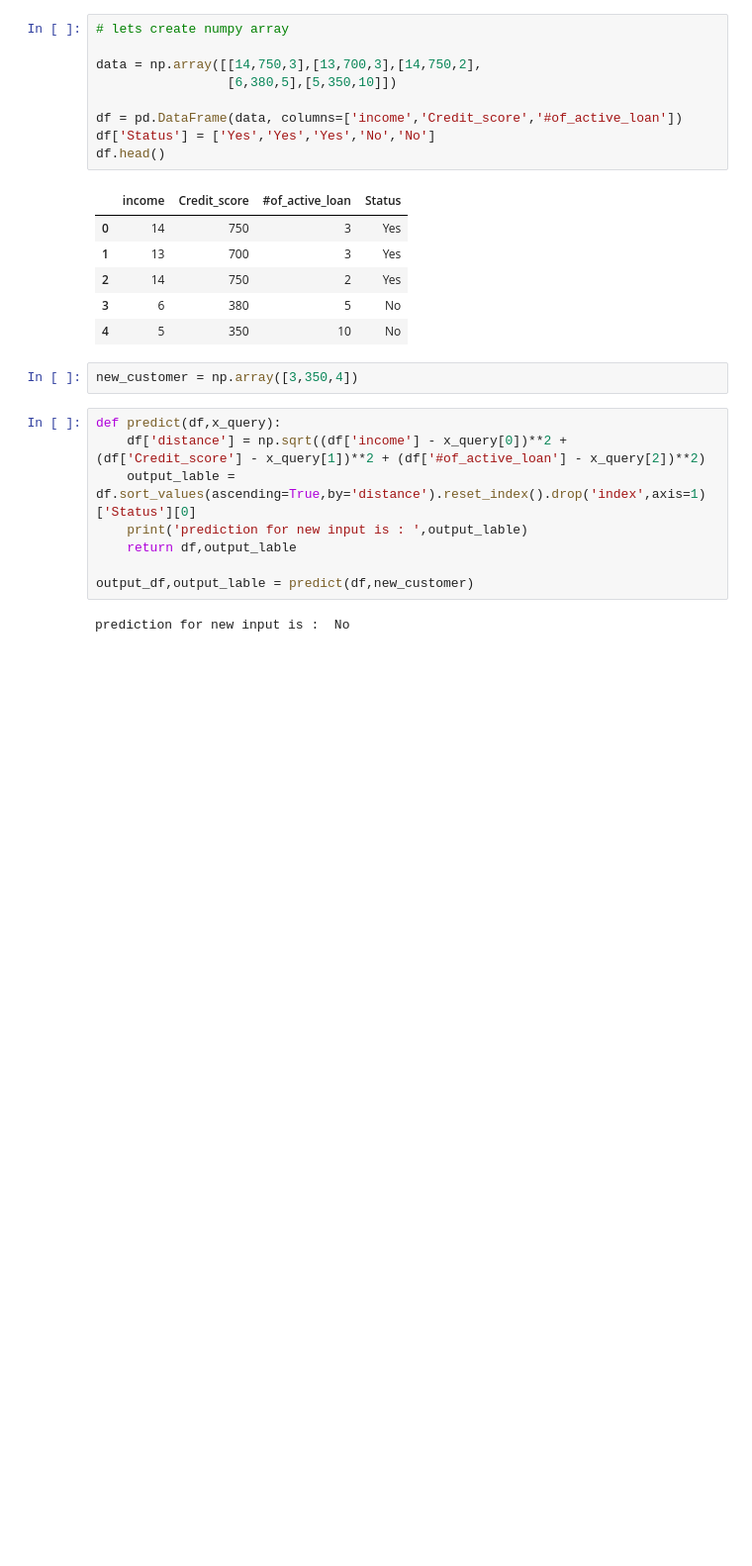
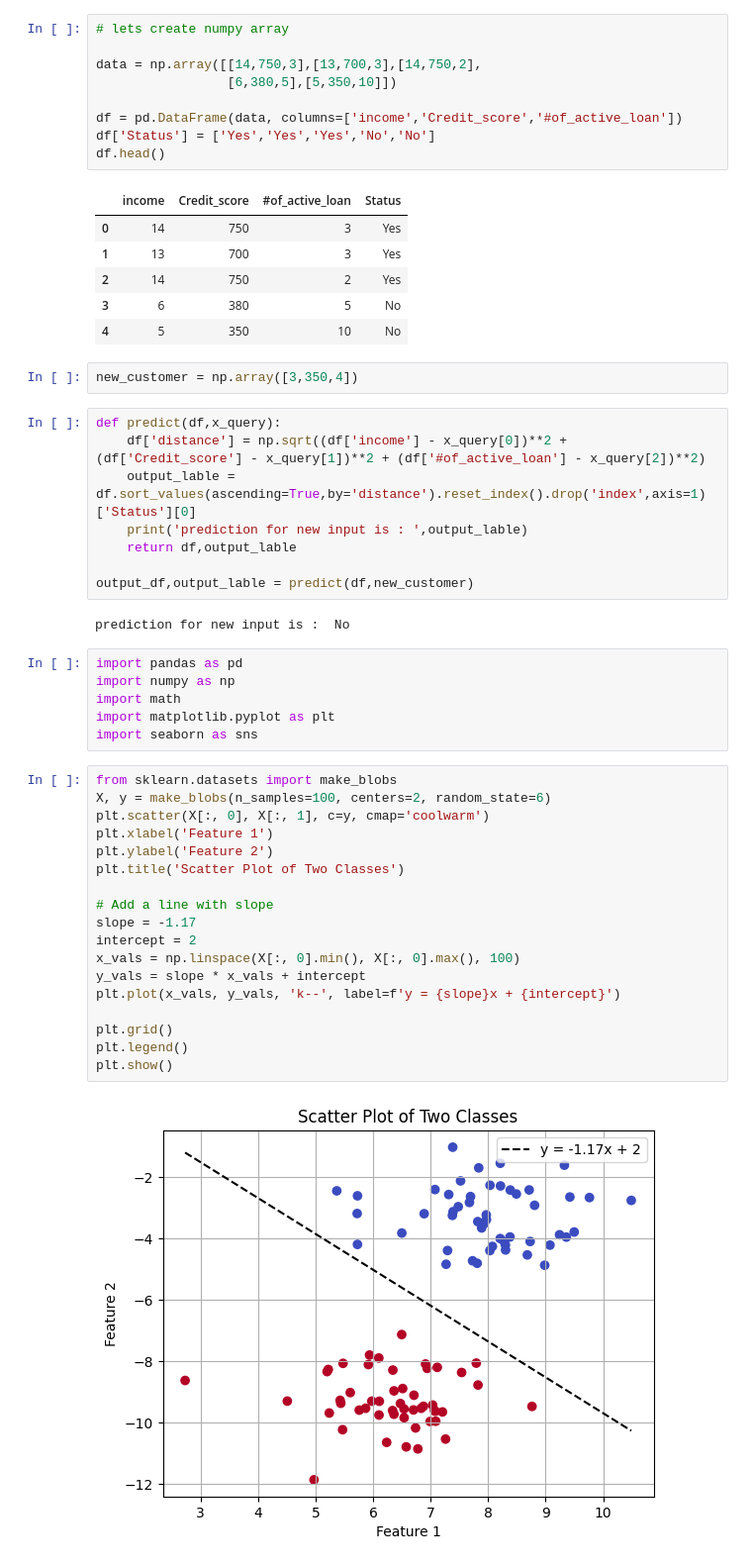
Before and after one commit to rahul8879/as_ds_course, a Jupyter notebook: math_based_solution/01_Linear_algebra.ipynb, the cells around one changed output. Shown at 99% size. Saved outputs shown, nothing was run; the diff lists cells and outputs as text; blank space fills up the shorter version.

```diff
--- a/math_based_solution/01_Linear_algebra.ipynb
+++ b/math_based_solution/01_Linear_algebra.ipynb
@@ -30,3 +30,29 @@ def predict(df,x_query):
 output_df,output_lable = predict(df,new_customer)
 # %% [output]
 prediction for new input is :  No
+# %%
+import pandas as pd
+import numpy as np
+import math
+import matplotlib.pyplot as plt
+import seaborn as sns
+# %%
+from sklearn.datasets import make_blobs
+X, y = make_blobs(n_samples=100, centers=2, random_state=6)
+plt.scatter(X[:, 0], X[:, 1], c=y, cmap='coolwarm')
+plt.xlabel('Feature 1')
+plt.ylabel('Feature 2')
+plt.title('Scatter Plot of Two Classes')
+
+# Add a line with slope
+slope = -1.17
+intercept = 2
+x_vals = np.linspace(X[:, 0].min(), X[:, 0].max(), 100)
+y_vals = slope * x_vals + intercept
+plt.plot(x_vals, y_vals, 'k--', label=f'y = {slope}x + {intercept}')
+
+plt.grid()
+plt.legend()
+plt.show()
+# %% [output]
+[figure, added]
```
Also changed, not shown: parts of 2 cells of this notebook.
